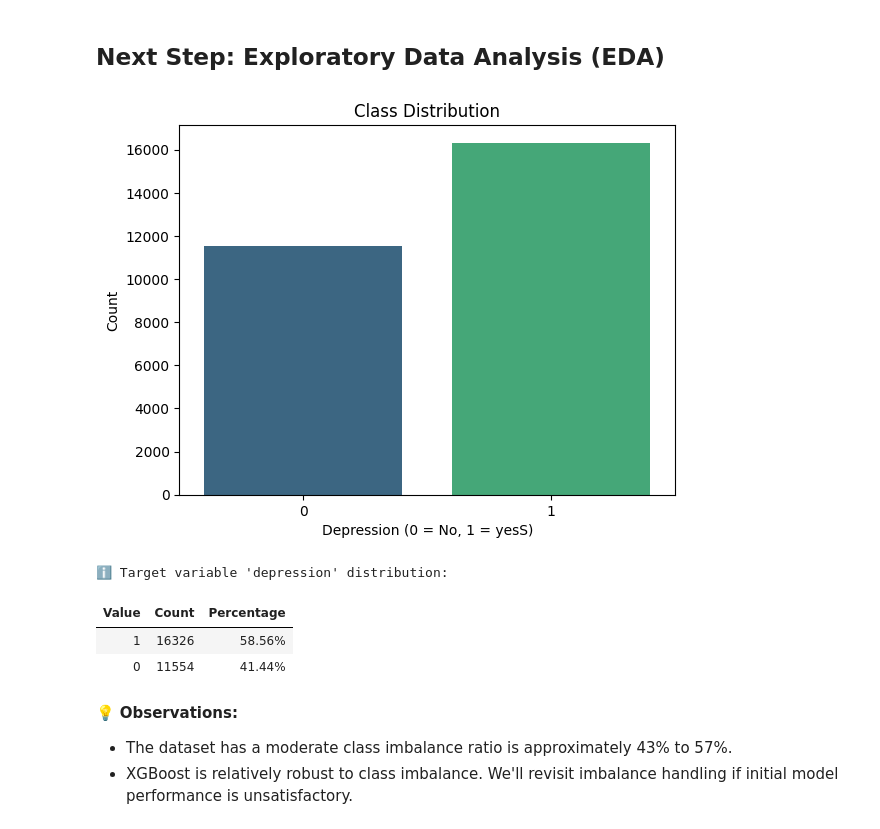
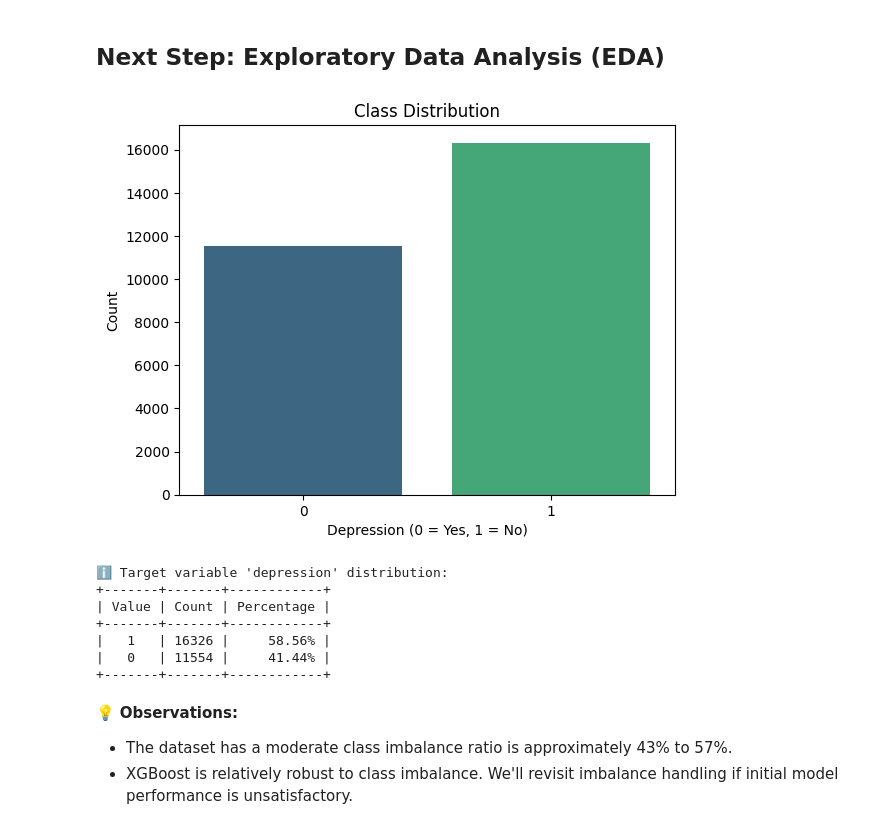
Before and after one commit to SeminiAmanda/student-depression-predictor, a Jupyter notebook: notebooks/FC110552_mithula-cbw/01_data_preprocessing.ipynb, the cells around one changed output. Cells and saved outputs as stored; diff of their text form; code cells hidden in the pictures.

Commit message:
clean notebook before PR.

```diff
--- a/notebooks/FC110552_mithula-cbw/01_data_preprocessing.ipynb
+++ b/notebooks/FC110552_mithula-cbw/01_data_preprocessing.ipynb
@@ -605,23 +593,26 @@ Cleaned shape : (27880, 13)
 # %%
 # ===============================================
 # STEP 3: Exploratory Data Analysis (EDA)
 # ===============================================
 
 # Check the distribution of the target variable to identify any class imbalance
 sns.countplot(data=df_cleaned, x='depression', palette="viridis")
 plt.title("Class Distribution")
-plt.xlabel("Depression (0 = No, 1 = yesS)")
+plt.xlabel("Depression (0 = Yes, 1 = No)")
 plt.ylabel("Count")
 plt.show()
 
 print("ℹ️ Target variable 'depression' distribution:")
-value_counts_pretty(df_cleaned['depression'], n=2)
+print(value_counts_pretty(df_cleaned['depression']))
 # %% [output]
-[figure, old version]
+[figure, new version]
 ℹ️ Target variable 'depression' distribution:
++-------+-------+------------+
+| Value | Count | Percentage |
++-------+-------+------------+
+|   1   | 16326 |     58.56% |
+|   0   | 11554 |     41.44% |
++-------+-------+------------+
-| Value | Count | Percentage |
-| 1 | 16326 | 58.56% |
-| 0 | 11554 | 41.44% |
 # %% [markdown]
 💡 **Observations:**
 - The dataset has a moderate class imbalance ratio is approximately 43% to 57%.
```
Also changed, not shown: parts of 8 cells of this notebook.
